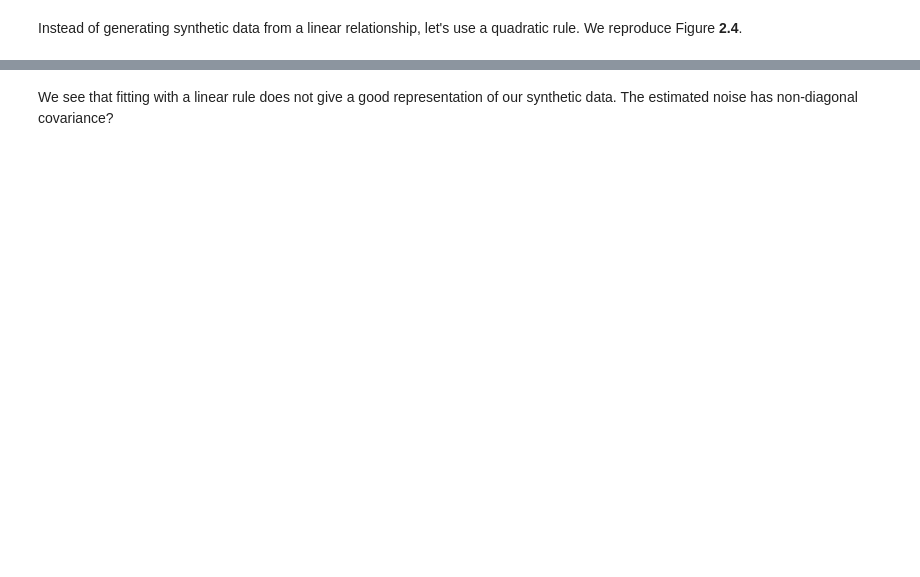
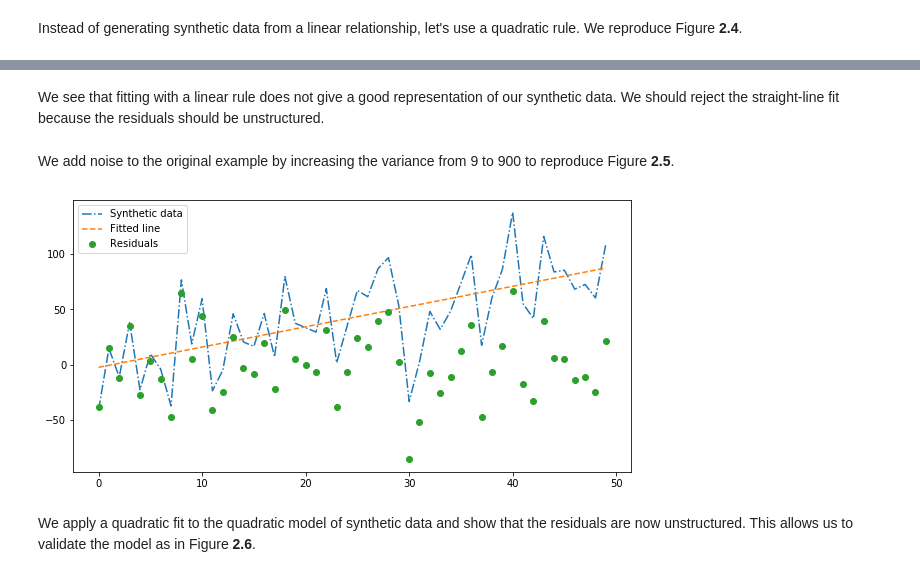
Before and after one commit to IvanaEscobar/sandbox, a Jupyter notebook: python/least_squares_tutorial.ipynb, the cells around one changed output, grey strips where cells are left out. Cells and saved outputs as stored; diff of their text form; code cells hidden in the pictures; blank space fills up the shorter version.

```diff
--- a/python/least_squares_tutorial.ipynb
+++ b/python/least_squares_tutorial.ipynb
@@ -97,2 +97,28 @@ plt.show()
 # %% [markdown]
-We see that fitting with a linear rule does not give a good representation of our synthetic data. The estimated noise has non-diagonal covariance?
+We see that fitting with a linear rule does not give a good representation of our synthetic data. We should reject the straight-line fit because the residuals should be unstructured.
+# %% [markdown]
+We add noise to the original example by increasing the variance from 9 to 900 to reproduce Figure __2.5__.
+# %%
+t = np.arange(50, dtype=np.float64)
+mu, sigma = 0, 30 # mean and standard deviation (variance is 900)
+n = np.random.normal(mu, sigma, 50)
+
+y = 1 + 2*t + n
+
+# Least-square fit of y
+E = np.vstack([t, np.ones(len(t))]).T
+b, a = np.linalg.lstsq(E, y, rcond=None)[0]
+yLSQ = a + b*t
+
+residuals = y - yLSQ
+# %%
+plt.figure(figsize=(10,5))
+plt.plot(t, y, '-.', label='Synthetic data', markersize=5)
+plt.plot(t, yLSQ, '--', label='Fitted line')
+plt.plot(t, residuals, 'o', label='Residuals')
+plt.legend()
+plt.show()
+# %% [output]
+[figure, added]
+# %% [markdown]
+We apply a quadratic fit to the quadratic model of synthetic data and show that the residuals are now unstructured. This allows us to validate the model as in Figure __2.6__.
```
Also changed, not shown: parts of 14 cells of this notebook.
